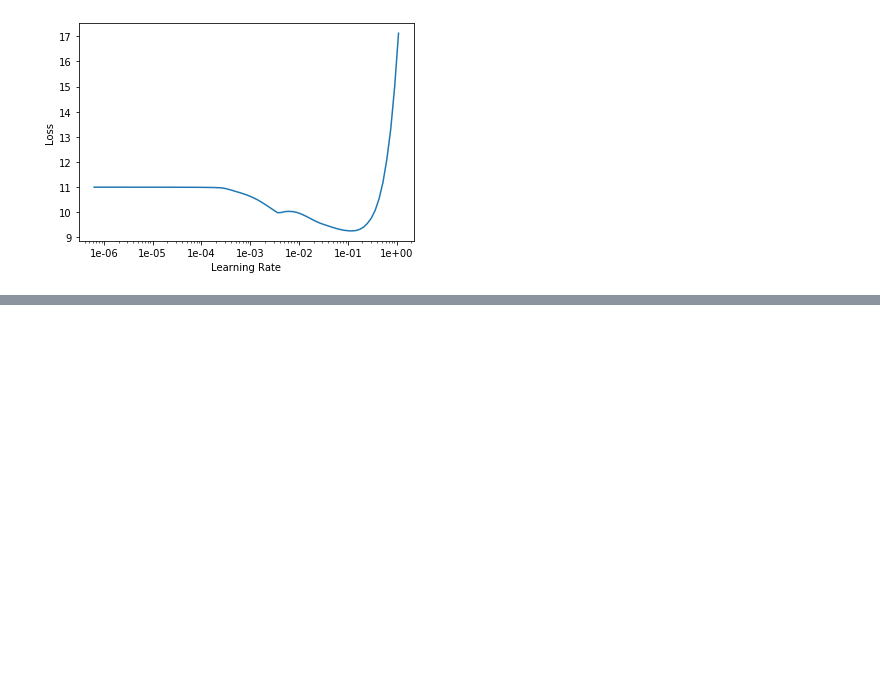
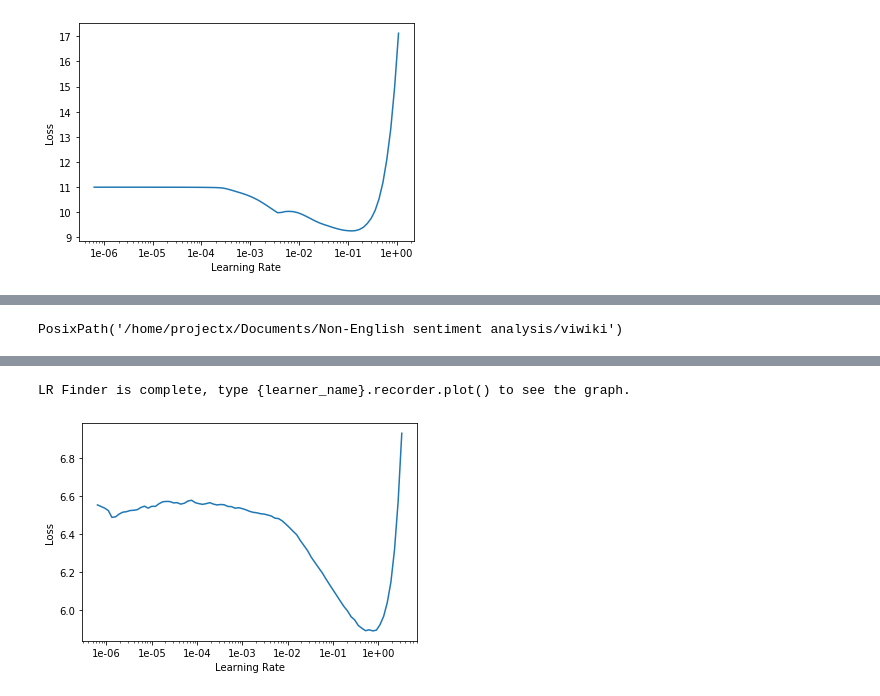
Before and after one commit to Sylar257/Non-English-language-NLP, a Jupyter notebook: Training of backward Vietnamese language model.ipynb, the cells around one changed output, grey strips where cells are left out. Cells and saved outputs as stored; diff of their text form; code cells hidden in the pictures; blank space fills up the shorter version.

Commit message:
finished training bwd model

```diff
--- a/Training of backward Vietnamese language model.ipynb
+++ b/Training of backward Vietnamese language model.ipynb
@@ -89,3 +104,12 @@ mdl_path = path/'models'
 mdl_path.mkdir(exist_ok=True)
 learn.to_fp32().save(mdl_path/lm_fns[0], with_opt=False)
 learn.data.vocab.save(mdl_path/(lm_fns[1] + '.pkl'))
+# %%
+train_df = pd.read_csv('data/train.csv')
+train_df.loc[pd.isna(train_df.comment),'comment']='NA'
+
+test_df = pd.read_csv('data/test.csv')
+test_df.loc[pd.isna(test_df.comment),'comment']='NA'
+test_df['label'] = 0
+
+df = pd.concat([train_df,test_df])
@@ -91,0 +127,16 @@ learn.data.vocab.save(mdl_path/(lm_fns[1] + '.pkl'))
+# %%
+data_lm.
+# %% [output]
+PosixPath('/home/projectx/Documents/Non-English sentiment analysis/viwiki')
+# %%
+data_lm = (TextList.from_df(df, path, cols='comment')
+    .split_by_rand_pct(0.1, seed=42)
+    .label_for_lm()
+    .databunch(bs=bs, num_workers=1, backwards=True))
+
+learn_lm = language_model_learner(data_lm, AWD_LSTM, config={**awd_lstm_lm_config, 'n_hid': 1152},
+                                  pretrained_fnames=lm_fns, drop_mult=1.0)
+# %%
+learn_lm.lr_find()
+learn_lm.recorder.plot()
+# %% [output]
@@ -91,0 +144,2 @@ learn.data.vocab.save(mdl_path/(lm_fns[1] + '.pkl'))
+LR Finder is complete, type {learner_name}.recorder.plot() to see the graph.
+[figure, added]
```
Also changed, not shown: parts of 22 cells of this notebook, 1 other file.
